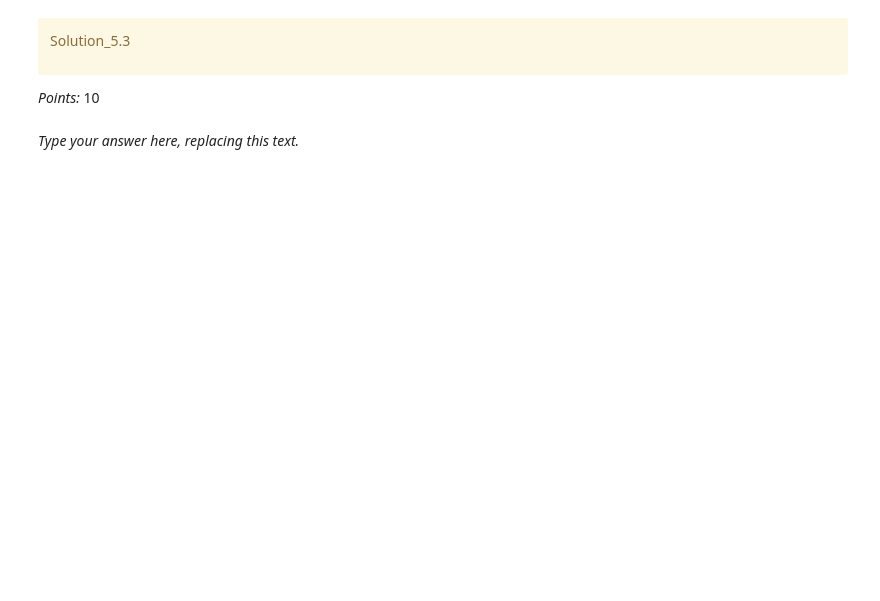
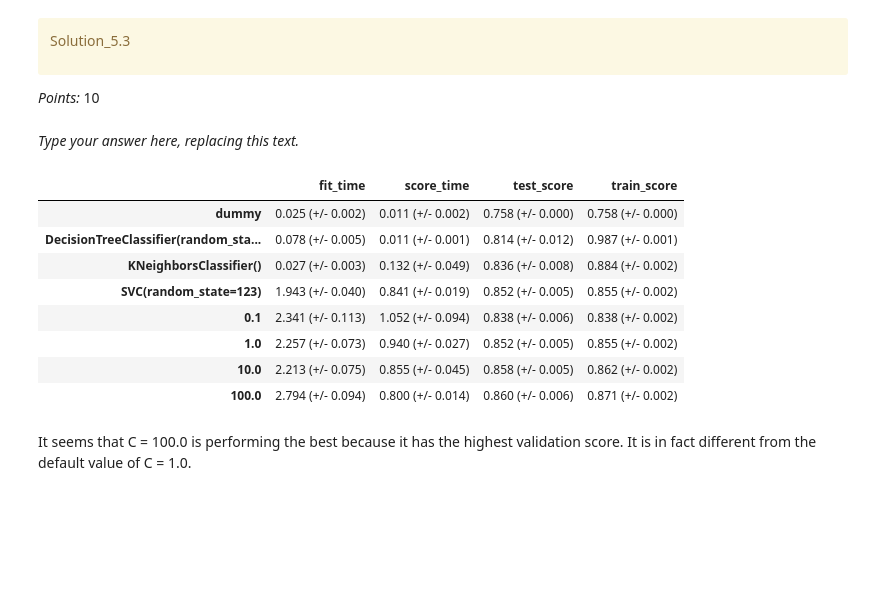
Before and after one commit to UBC-CS/cpsc330-2023s, a Jupyter notebook: hw/hw3/hw3.ipynb, the cells around one changed output. Cells and saved outputs as stored; diff of their text form; code cells hidden in the pictures; blank space fills up the shorter version.

```diff
--- a/hw/hw3/hw3.ipynb
+++ b/hw/hw3/hw3.ipynb
@@ -422,2 +484,7 @@ categorical_transformer = None
+# %%
+categorical_transformer = make_pipeline(
+    SimpleImputer(strategy="constant", fill_value="missing"),
+    OneHotEncoder(handle_unknown="ignore", sparse=False)
+)
 # %%
 grader.check("q4.3")
@@ -454,2 +514,13 @@ n_new_cols = None
+# %%
+preprocessor = make_column_transformer(
+    (numeric_transformer, numeric_features),
+    (ordinal_transformer, ordinal_features),
+    (binary_transformer, binary_features),
+    (categorical_transformer, categorical_features),
+    ("drop", drop_features)
+)
+# %%
+transformed_df = pd.DataFrame(preprocessor.fit_transform(X_train))
+n_new_cols = len(transformed_df.columns) - len(X_train.columns)
 # %%
 grader.check("q4.4")
@@ -541,0 +613,7 @@ income_pred_results_df = None
+# %%
+income_pred_results_df = None
+for model in models:
+    pipe = make_pipeline(preprocessor, models[model])
+    results_dict[models[model]] = mean_std_cross_val_scores(pipe, X_train, y_train, cv=5, return_train_score=True)
+income_pred_results_df = pd.DataFrame(results_dict).T
+income_pred_results_df
@@ -603 +689,18 @@ _Type your answer here, replacing this text._
+# %%
+income_pred_results_df = None
+for c_value in param_grid["C"]:
+    pipe = make_pipeline(preprocessor, SVC(C=c_value))
+    results_dict[c_value] = mean_std_cross_val_scores(pipe, X_train, y_train, cv=5, return_train_score=True)
+income_pred_results_df = pd.DataFrame(results_dict).T
+income_pred_results_df
+# %% [output]
+|  | fit_time | score_time | test_score | train_score |
+| dummy | 0.025 (+/- 0.002) | 0.011 (+/- 0.002) | 0.758 (+/- 0.000) | 0.758 (+/- 0.000) |
+| DecisionTreeClassifier(random_sta... | 0.078 (+/- 0.005) | 0.011 (+/- 0.001) | 0.814 (+/- 0.012) | 0.987 (+/- 0.001) |
+| KNeighborsClassifier() | 0.027 (+/- 0.003) | 0.132 (+/- 0.049) | 0.836 (+/- 0.008) | 0.884 (+/- 0.002) |
+| SVC(random_state=123) | 1.943 (+/- 0.040) | 0.841 (+/- 0.019) | 0.852 (+/- 0.005) | 0.855 (+/- 0.002) |
+| 0.1 | 2.341 (+/- 0.113) | 1.052 (+/- 0.094) | 0.838 (+/- 0.006) | 0.838 (+/- 0.002) |
+| 1.0 | 2.257 (+/- 0.073) | 0.940 (+/- 0.027) | 0.852 (+/- 0.005) | 0.855 (+/- 0.002) |
+| 10.0 | 2.213 (+/- 0.075) | 0.855 (+/- 0.045) | 0.858 (+/- 0.005) | 0.862 (+/- 0.002) |
+| 100.0 | 2.794 (+/- 0.094) | 0.800 (+/- 0.014) | 0.860 (+/- 0.006) | 0.871 (+/- 0.002) |
 # %%
@@ -607,3 +708,5 @@ best_C = None
+# %% [markdown]
+It seems that C = 100.0 is performing the best because it has the highest validation score.  It is in fact different from the default value of C = 1.0.
 # %% [markdown]
 <!-- END QUESTION -->
 
```
Also changed, not shown: parts of 63 cells of this notebook.
